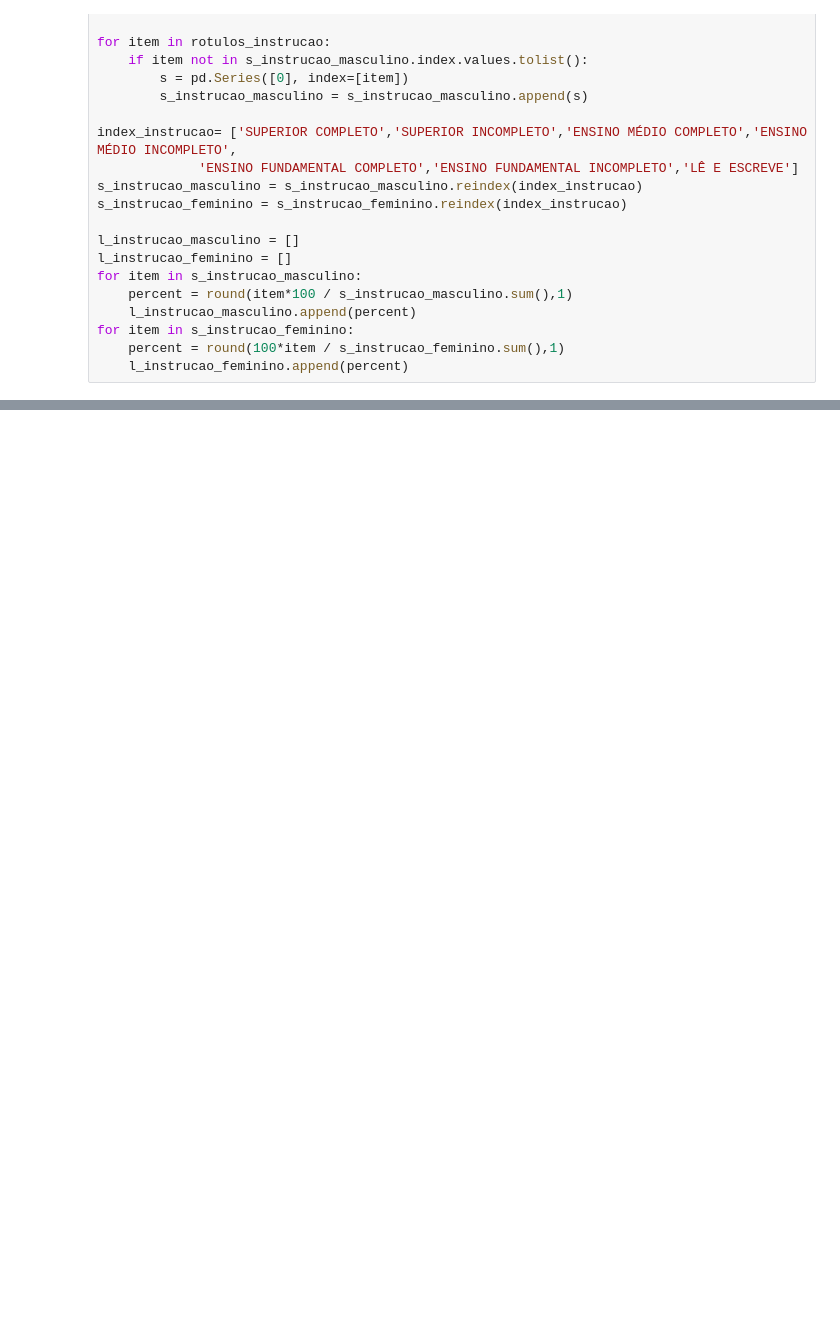
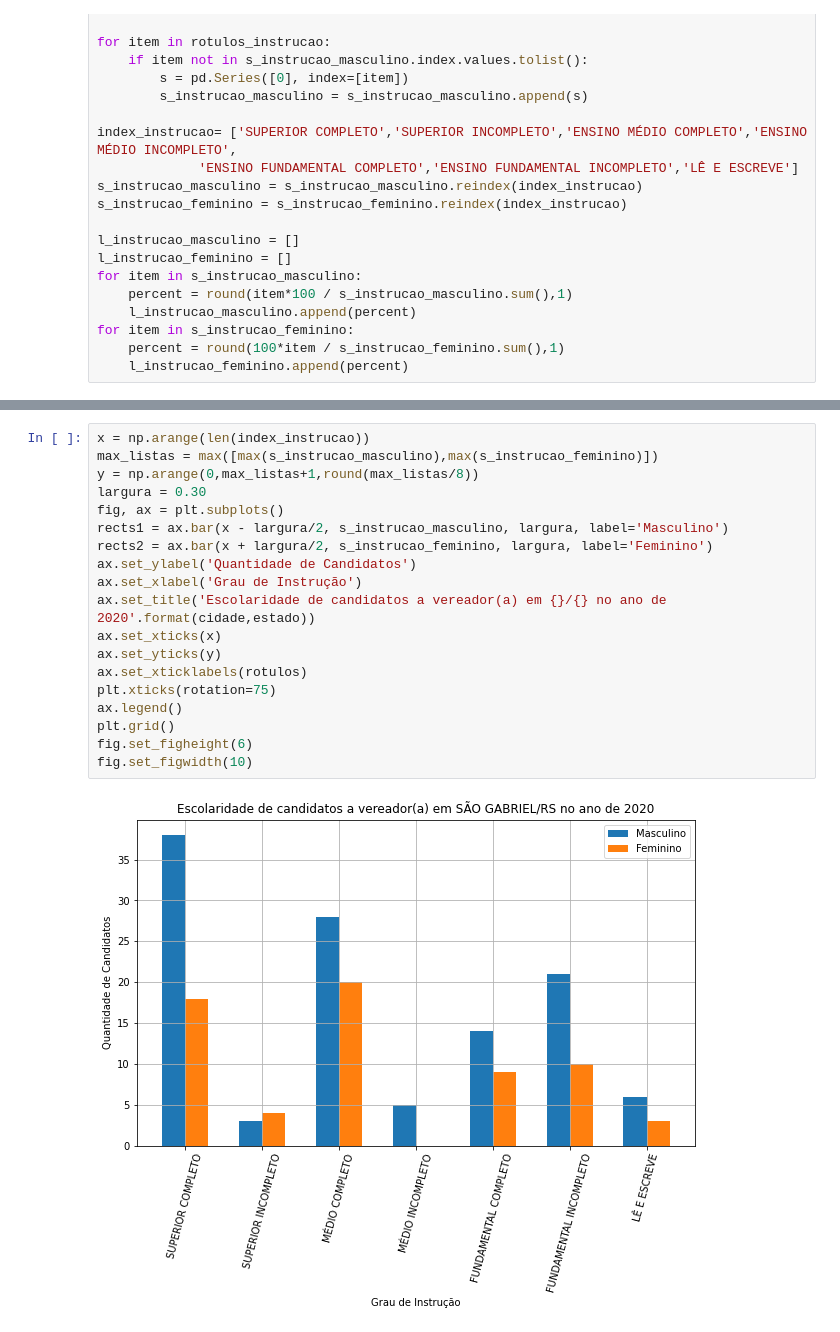
Before and after one commit to elmoneto/analise-dados-tse, a Jupyter notebook: vereadores-2020/analise_dados.ipynb, the cells around one changed output, grey strips where cells are left out. Saved outputs shown, nothing was run; the diff lists cells and outputs as text; blank space fills up the shorter version.

```diff
--- a/vereadores-2020/analise_dados.ipynb
+++ b/vereadores-2020/analise_dados.ipynb
@@ -131,0 +121,21 @@ dtype: float64
+# %%
+x = np.arange(len(index_instrucao))
+max_listas = max([max(s_instrucao_masculino),max(s_instrucao_feminino)])
+y = np.arange(0,max_listas+1,round(max_listas/8))
+largura = 0.30
+fig, ax = plt.subplots()
+rects1 = ax.bar(x - largura/2, s_instrucao_masculino, largura, label='Masculino')
+rects2 = ax.bar(x + largura/2, s_instrucao_feminino, largura, label='Feminino')
+ax.set_ylabel('Quantidade de Candidatos')
+ax.set_xlabel('Grau de Instrução')
+ax.set_title('Escolaridade de candidatos a vereador(a) em {}/{} no ano de 2020'.format(cidade,estado))
+ax.set_xticks(x)
+ax.set_yticks(y)
+ax.set_xticklabels(rotulos)
+plt.xticks(rotation=75)
+ax.legend()
+plt.grid()
+fig.set_figheight(6)
+fig.set_figwidth(10)
+# %% [output]
+[figure, added]
```
Also changed, not shown: parts of 17 cells of this notebook.
